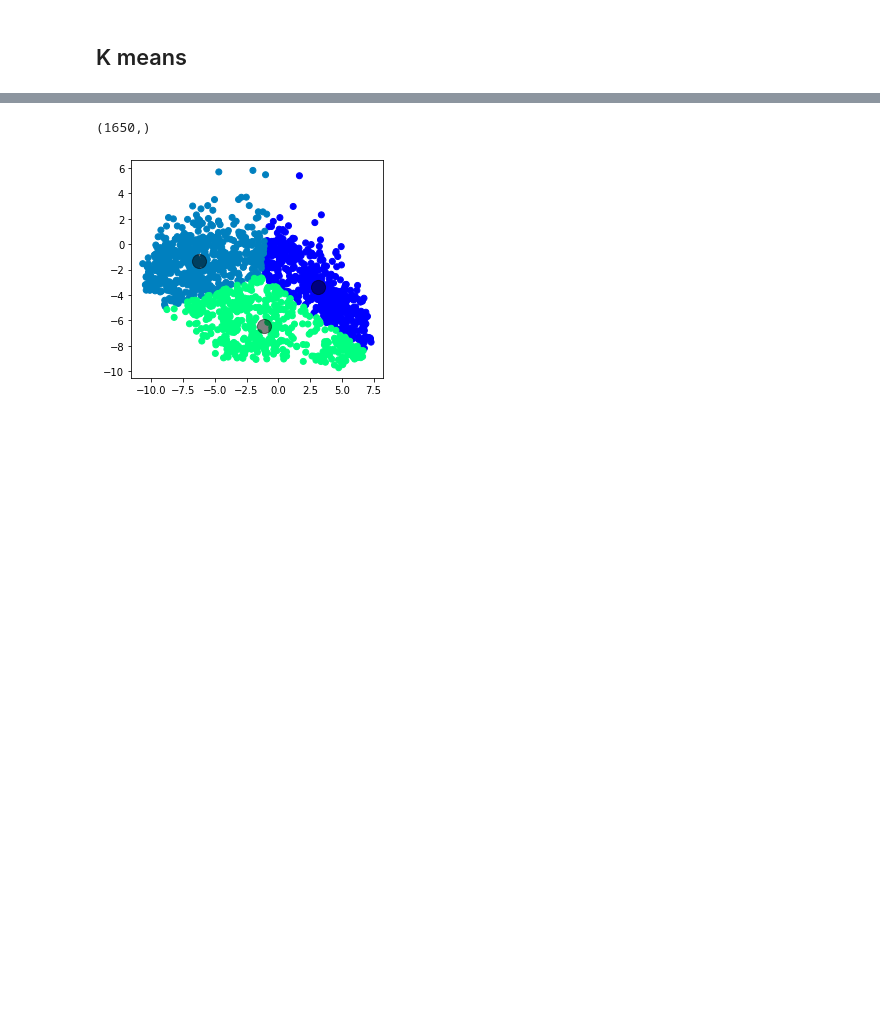
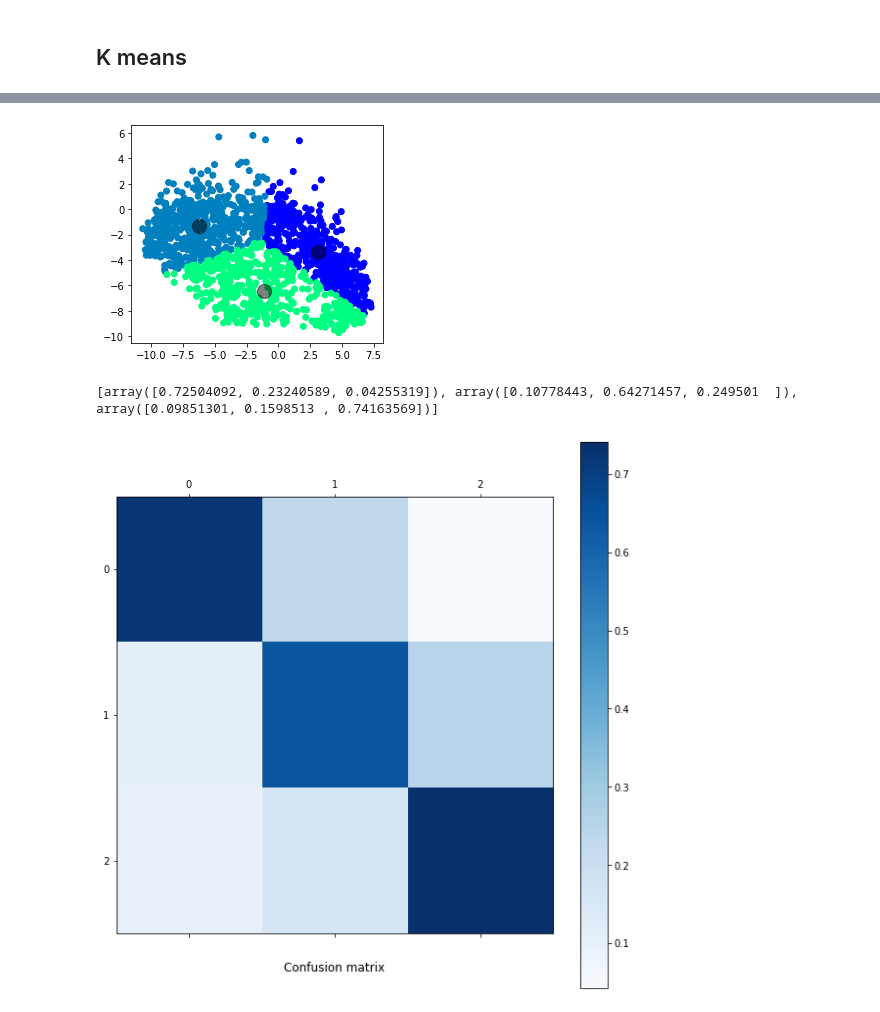
Before and after one commit to NizarGhandri/fonts_recognition, a Jupyter notebook: homework_2/models.ipynb, the cells around one changed output, grey strips where cells are left out. Drawn from its saved outputs; the diff is of its cells as text; code cells hidden in the pictures; blank space fills up the shorter version.

```diff
--- a/homework_2/models.ipynb
+++ b/homework_2/models.ipynb
@@ -309,11 +324,36 @@ plt.show()
 # %%
 data_clustered = np.array([val for sublist in clusters for val in sublist])
-labels_clustered = np.concatenate([i*np.ones(len(labels_clustered[i])) for i in range(len(labels_clustered))])
-print(np.shape(labels_clustered))
-plt.scatter(data_clustered[:, 0], data_clustered[:, 1], c=labels_clustered, cmap='winter')
+labels_flatened = np.concatenate([i*np.ones(len(labels_clustered[i])) for i in range(len(labels_clustered))])
+plt.scatter(data_clustered[:, 0], data_clustered[:, 1], c=labels_flatened, cmap='winter')
 plt.scatter(means[:, 0], means[:, 1], c='black', s=200, alpha=0.5)
 plt.axis('scaled')
 plt.show()
 # %% [output]
-(1650,)
 [figure]
+# %%
+## CONFUSION MATRIX
+
+def count (l):
+    r = np.array([0, 0, 0])
+    for i in l:
+        r[i] += 1
+    return (np.argmax(r), r/len(l))
+
+confusion_matrix = []
+
+for sub in labels_clustered:
+    confusion_matrix.append(count(sub))
+
+confusion_matrix.sort()
+confusion_matrix = [x[1] for x in confusion_matrix]
+print(confusion_matrix)
+plt.figure(figsize=(10, 10))
+plt.matshow(confusion_matrix, cmap=plt.get_cmap("Blues"), fignum=1)
+plt.title('Confusion matrix', y=-0.1)
+plt.colorbar()
+tick_marks = np.arange(3)
+
+plt.show()
+# %% [output]
+[array([0.72504092, 0.23240589, 0.04255319]), array([0.10778443, 0.64271457, 0.249501  ]), array([0.09851301, 0.1598513 , 0.74163569])]
+[figure, added]
```
Also changed, not shown: parts of 5 cells of this notebook.
